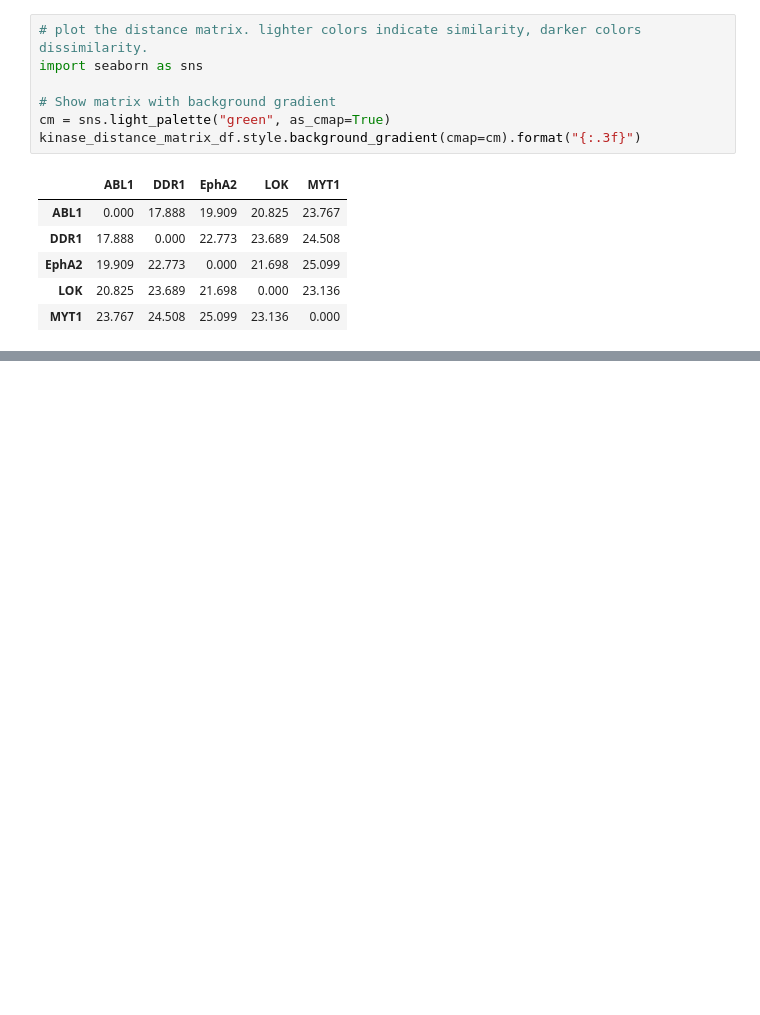
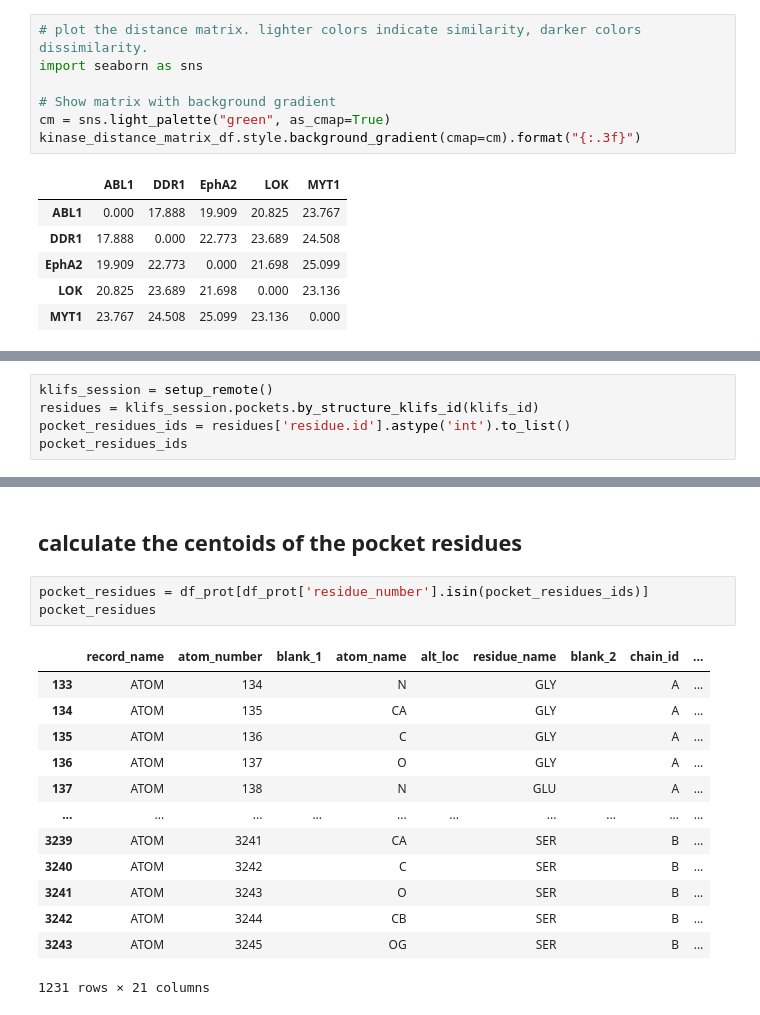
Before and after one commit to yanz-24/kissim-ligand-aware, a Jupyter notebook: docs/tutorials/ligand_aware.ipynb, the cells around one changed output, grey strips where cells are left out. Drawn from its saved outputs; the diff is of its cells as text; blank space fills up the shorter version.

Commit message:
add script for calculate one pdb

```diff
--- a/docs/tutorials/ligand_aware.ipynb
+++ b/docs/tutorials/ligand_aware.ipynb
@@ -368,0 +444,5 @@ kinase_distance_matrix_df.style.background_gradient(cmap=cm).format("{:.3f}")
+# %%
+klifs_session = setup_remote()
+residues = klifs_session.pockets.by_structure_klifs_id(klifs_id)
+pocket_residues_ids = residues['residue.id'].astype('int').to_list()
+pocket_residues_ids
@@ -368,0 +467,19 @@ kinase_distance_matrix_df.style.background_gradient(cmap=cm).format("{:.3f}")
+# %% [markdown]
+## calculate the centoids of the pocket residues
+# %%
+pocket_residues = df_prot[df_prot['residue_number'].isin(pocket_residues_ids)]
+pocket_residues
+# %% [output]
+|  | record_name | atom_number | blank_1 | atom_name | alt_loc | residue_name | blank_2 | chain_id | ... |
+| 133 | ATOM | 134 |  | N |  | GLY |  | A | ... |
+| 134 | ATOM | 135 |  | CA |  | GLY |  | A | ... |
+| 135 | ATOM | 136 |  | C |  | GLY |  | A | ... |
+| 136 | ATOM | 137 |  | O |  | GLY |  | A | ... |
+| 137 | ATOM | 138 |  | N |  | GLU |  | A | ... |
+| ... | ... | ... | ... | ... | ... | ... | ... | ... | ... |
+| 3239 | ATOM | 3241 |  | CA |  | SER |  | B | ... |
+| 3240 | ATOM | 3242 |  | C |  | SER |  | B | ... |
+| 3241 | ATOM | 3243 |  | O |  | SER |  | B | ... |
+| 3242 | ATOM | 3244 |  | CB |  | SER |  | B | ... |
+| 3243 | ATOM | 3245 |  | OG |  | SER |  | B | ... |
+1231 rows × 21 columns
```
Also changed, not shown: parts of 16 cells of this notebook.
